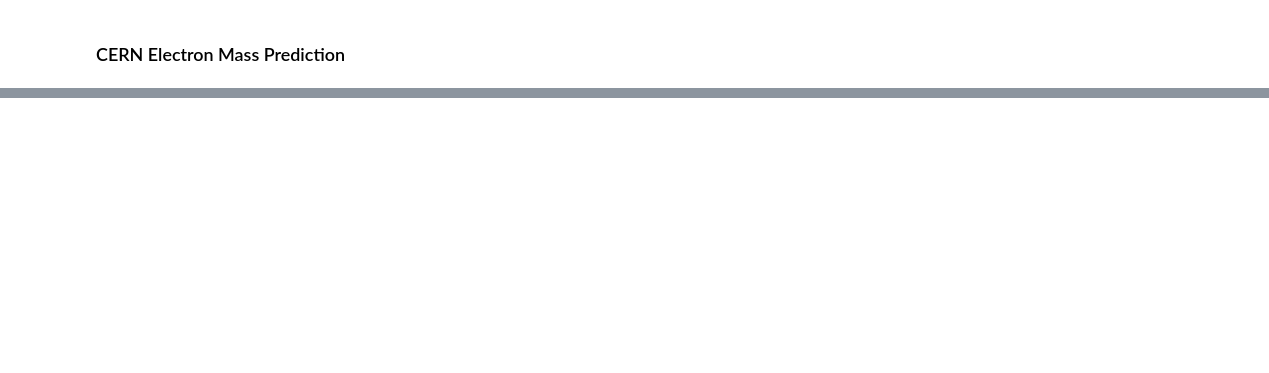
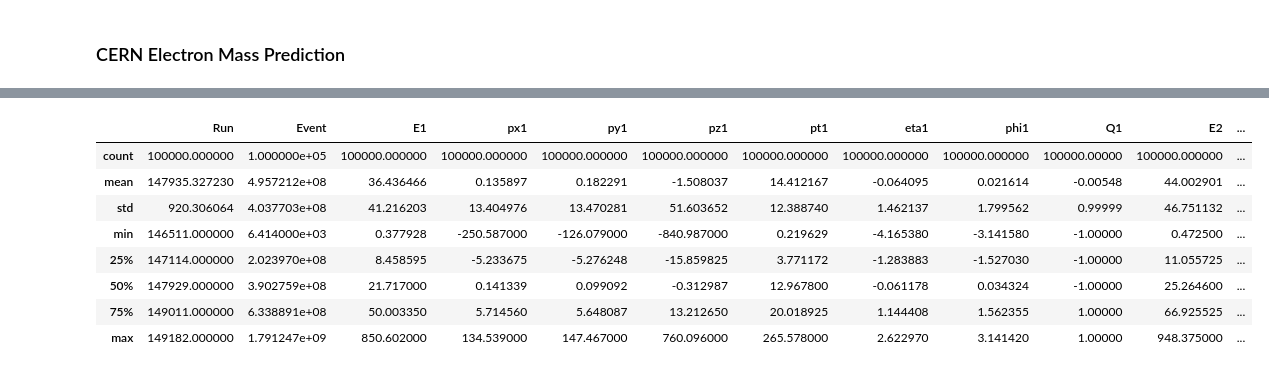
Before and after one commit to RafaeldeLimaThomaz/electron-mass-invariance-cern, a Jupyter notebook: massInvariant.ipynb, the cells around one changed output, grey strips where cells are left out. Cells and saved outputs as stored; diff of their text form; code cells hidden in the pictures; blank space fills up the shorter version.

```diff
--- a/massInvariant.ipynb
+++ b/massInvariant.ipynb
@@ -15,0 +55,13 @@ ModuleNotFoundError: No module named 'lightgbm'
+# %%
+# Summary statistics
+df.describe()
+# %% [output]
+|  | Run | Event | E1 | px1 | py1 | pz1 | pt1 | eta1 | phi1 | Q1 | E2 | ... |
+| count | 100000.000000 | 1.000000e+05 | 100000.000000 | 100000.000000 | 100000.000000 | 100000.000000 | 100000.000000 | 100000.000000 | 100000.000000 | 100000.00000 | 100000.000000 | ... |
+| mean | 147935.327230 | 4.957212e+08 | 36.436466 | 0.135897 | 0.182291 | -1.508037 | 14.412167 | -0.064095 | 0.021614 | -0.00548 | 44.002901 | ... |
+| std | 920.306064 | 4.037703e+08 | 41.216203 | 13.404976 | 13.470281 | 51.603652 | 12.388740 | 1.462137 | 1.799562 | 0.99999 | 46.751132 | ... |
+| min | 146511.000000 | 6.414000e+03 | 0.377928 | -250.587000 | -126.079000 | -840.987000 | 0.219629 | -4.165380 | -3.141580 | -1.00000 | 0.472500 | ... |
+| 25% | 147114.000000 | 2.023970e+08 | 8.458595 | -5.233675 | -5.276248 | -15.859825 | 3.771172 | -1.283883 | -1.527030 | -1.00000 | 11.055725 | ... |
+| 50% | 147929.000000 | 3.902759e+08 | 21.717000 | 0.141339 | 0.099092 | -0.312987 | 12.967800 | -0.061178 | 0.034324 | -1.00000 | 25.264600 | ... |
+| 75% | 149011.000000 | 6.338891e+08 | 50.003350 | 5.714560 | 5.648087 | 13.212650 | 20.018925 | 1.144408 | 1.562355 | 1.00000 | 66.925525 | ... |
+| max | 149182.000000 | 1.791247e+09 | 850.602000 | 134.539000 | 147.467000 | 760.096000 | 265.578000 | 2.622970 | 3.141420 | 1.00000 | 948.375000 | ... |
```
Also changed, not shown: parts of 43 cells of this notebook.
